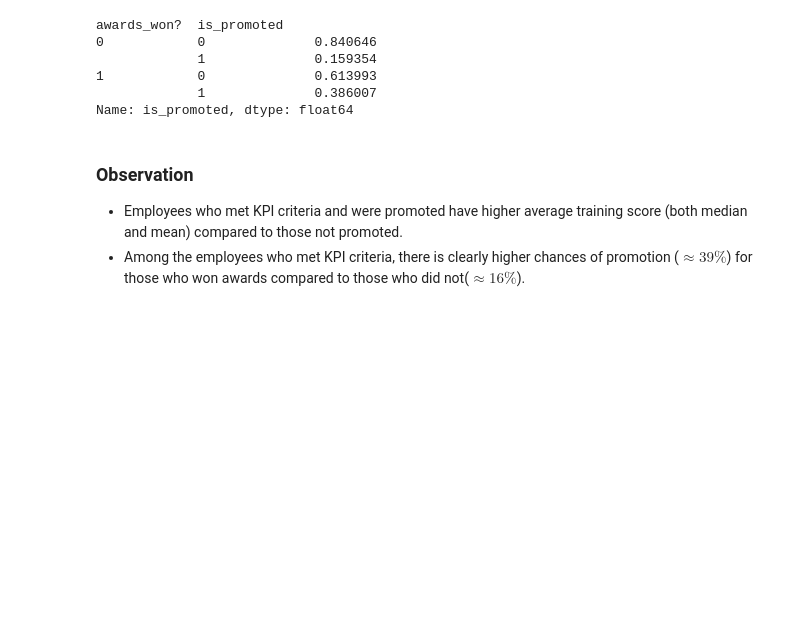
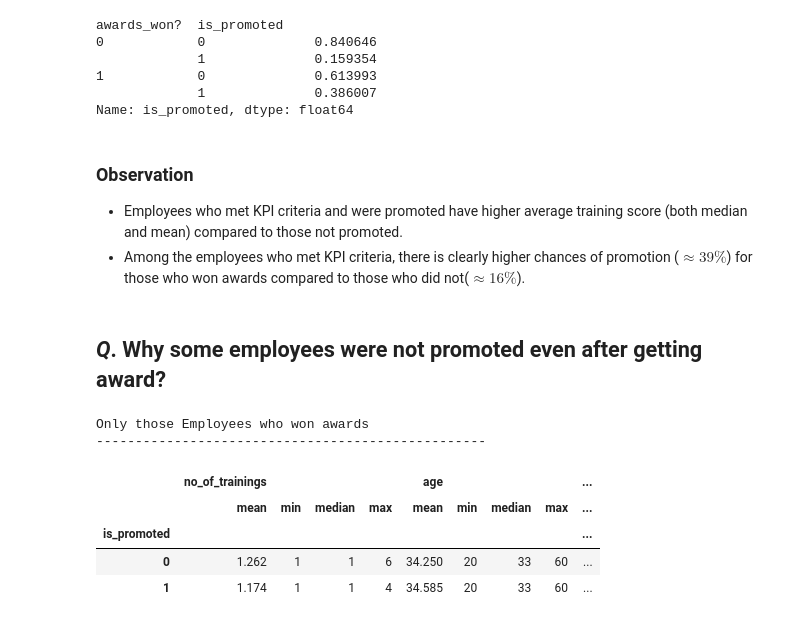
Before and after one commit to gunnerVivek/Employee-Promotion, a Jupyter notebook: 1-Analysis.ipynb, the cells around one changed output. Saved outputs shown, nothing was run; the diff lists cells and outputs as text; code cells hidden in the pictures; blank space fills up the shorter version.

```diff
--- a/1-Analysis.ipynb
+++ b/1-Analysis.ipynb
@@ -891,3 +891,18 @@ Name: is_promoted, dtype: float64
 
 - Employees who met KPI criteria and were promoted have higher average training score (both median and mean) compared to those not promoted.
 - Among the employees who met KPI criteria, there is clearly higher chances of promotion ($\approx 39\%$) for those who won awards compared to those who did not($\approx 16\%$).
+# %% [markdown]
+## *Q*. Why some employees were not promoted even after getting award?
+# %%
+print('Only those Employees who won awards')
+print('-'*50, end='\n\n')
+
+train_data[train_data['awards_won?'] == 1].groupby('is_promoted')[['no_of_trainings', 'age', 'previous_year_rating', 'length_of_service', 'avg_training_score']].agg(['mean', 'min', 'median', 'max']).round(3)
+# %% [output]
+Only those Employees who won awards
+--------------------------------------------------
+|  | no_of_trainings |  |  |  | age |  |  |  | ... |
+|  | mean | min | median | max | mean | min | median | max | ... |
+| is_promoted |  |  |  |  |  |  |  |  | ... |
+| 0 | 1.262 | 1 | 1 | 6 | 34.250 | 20 | 33 | 60 | ... |
+| 1 | 1.174 | 1 | 1 | 4 | 34.585 | 20 | 33 | 60 | ... |
```
Also changed, not shown: parts of 2 cells of this notebook.
